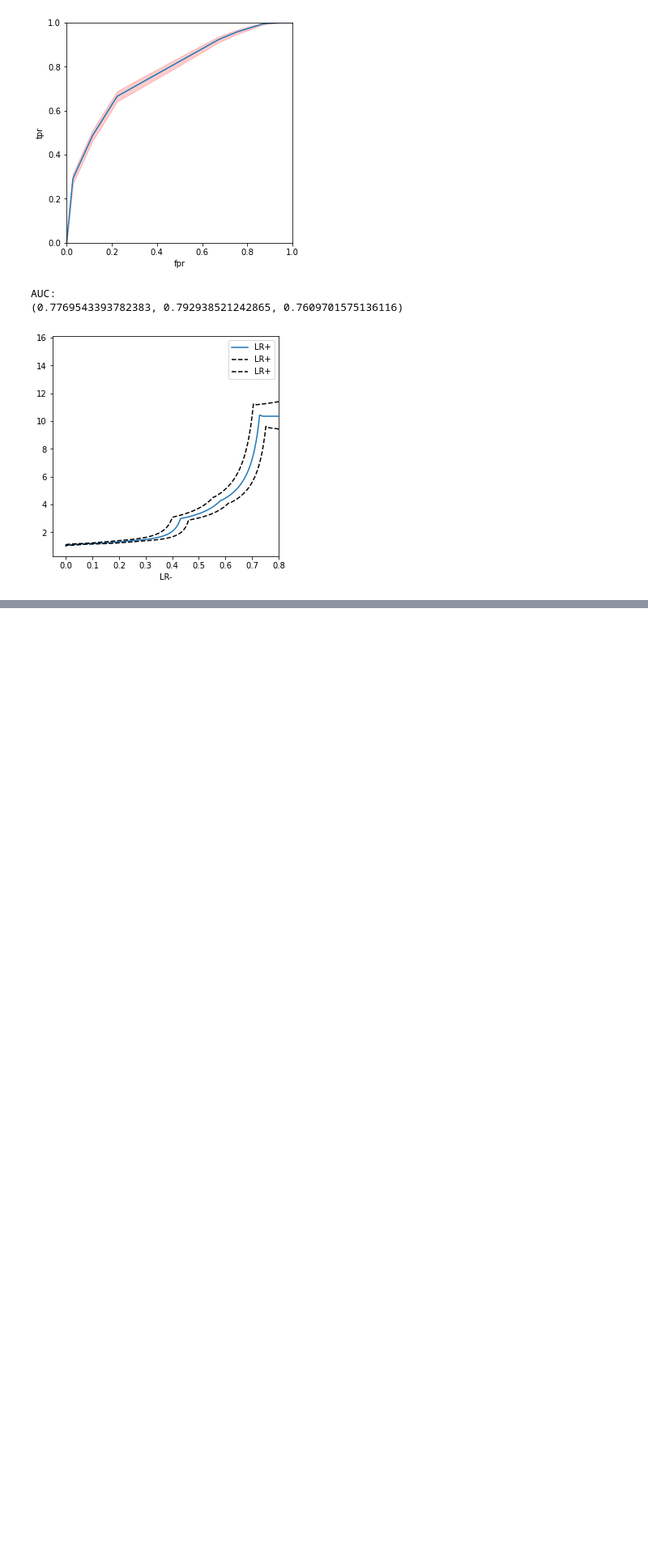
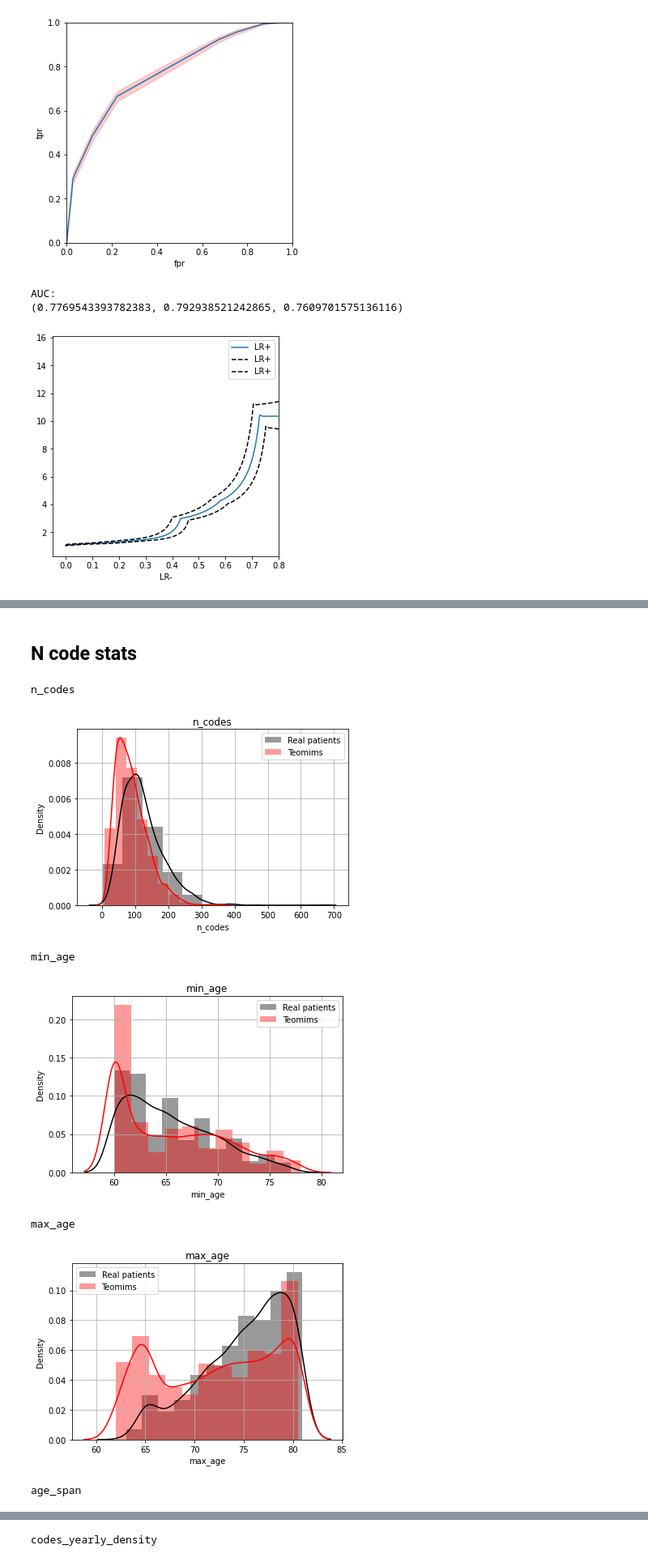
Before and after one commit to zeroknowledgediscovery/teomim, a Jupyter notebook: examples/IPF/PLOT.ipynb, the cells around one changed output, grey strips where cells are left out. Shown at 81% size. Cells and saved outputs as stored; diff of their text form; code cells hidden in the pictures; blank space fills up the shorter version.

Commit message:
Add Task 4

```diff
--- a/examples/IPF/PLOT.ipynb
+++ b/examples/IPF/PLOT.ipynb
@@ -302,0 +311,39 @@ AUC:
+# %% [markdown]
+## **N code stats**
+# %%
+REAL_STATS = pd.read_csv(f"{TASK_FOLDER}/REAL_PATIENT_CODE_STATS.csv")
+TEOMIM_STATS = pd.read_csv(f"{TASK_FOLDER}/TEOMIM_CODE_STATS.csv")
+
+FIGSIZE = (6,4)
+for col in list(TEOMIM_STATS.columns):
+    print(col)
+
+    plt.figure(figsize = FIGSIZE)
+
+    sns.distplot(REAL_STATS[col],
+                 label = f"Real patients",
+                 bins = 11,
+                 color = 'k')
+
+    sns.distplot(TEOMIM_STATS[col],
+                 label = f"Teomims",
+                 bins = 11,
+                 color = 'r')
+
+    plt.title(f"{col}")
+    plt.grid()
+    plt.legend()
+    plt.title(col)
+    plt.savefig(
+        f"{TASK_PLOTS_FOLDER}/distributions_{col}.png",
+        dpi = 300, bbox_inches = "tight"
+    )
+    plt.show()
+# %% [output]
+n_codes
+[figure, added]
+min_age
+[figure, added]
+max_age
+[figure, added]
+age_span
@@ -302,0 +351 @@ AUC:
+codes_yearly_density
```
Also changed, not shown: parts of 12 cells of this notebook, 18 other files.
